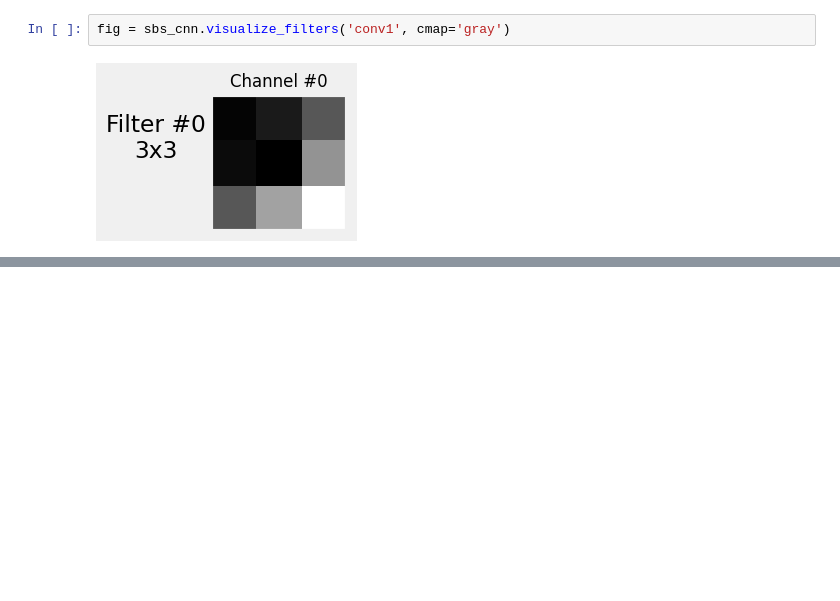
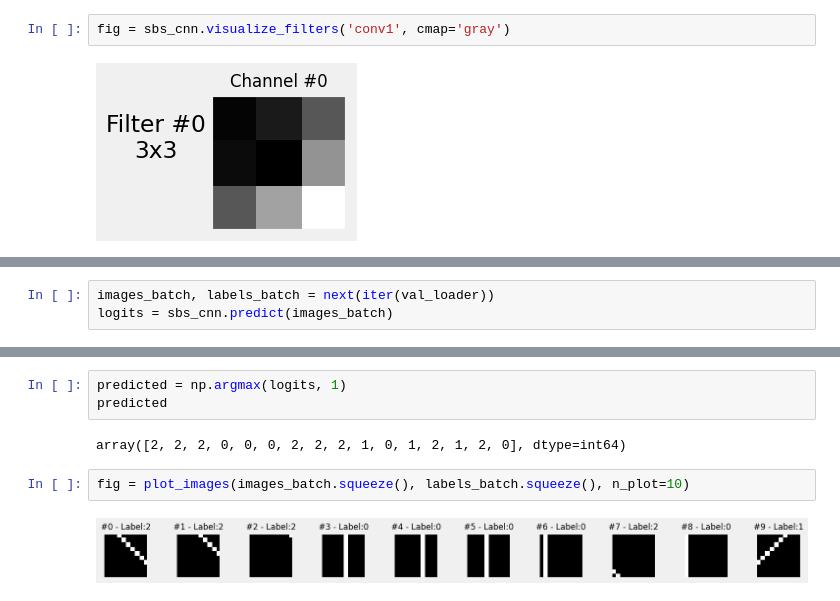
Before and after one commit to VaheC/Pytorch_Study, a Jupyter notebook: chapter5.ipynb, the cells around one changed output, grey strips where cells are left out. Drawn from its saved outputs; the diff is of its cells as text; blank space fills up the shorter version.

```diff
--- a/chapter5.ipynb
+++ b/chapter5.ipynb
@@ -334,0 +441,3 @@ fig = sbs_cnn.visualize_filters('conv1', cmap='gray')
+# %%
+images_batch, labels_batch = next(iter(val_loader))
+logits = sbs_cnn.predict(images_batch)
@@ -334,0 +485,9 @@ fig = sbs_cnn.visualize_filters('conv1', cmap='gray')
+# %%
+predicted = np.argmax(logits, 1)
+predicted
+# %% [output]
+array([2, 2, 2, 0, 0, 0, 2, 2, 2, 1, 0, 1, 2, 1, 2, 0], dtype=int64)
+# %%
+fig = plot_images(images_batch.squeeze(), labels_batch.squeeze(), n_plot=10)
+# %% [output]
+[figure, added]
```
Also changed, not shown: parts of 24 cells of this notebook.
